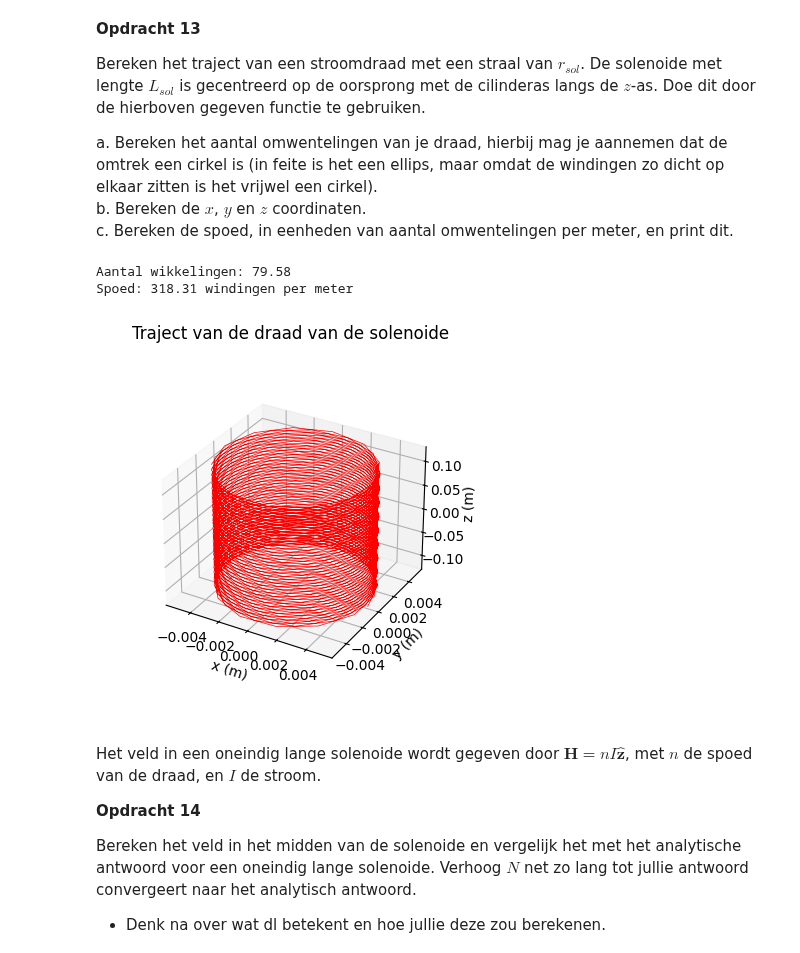
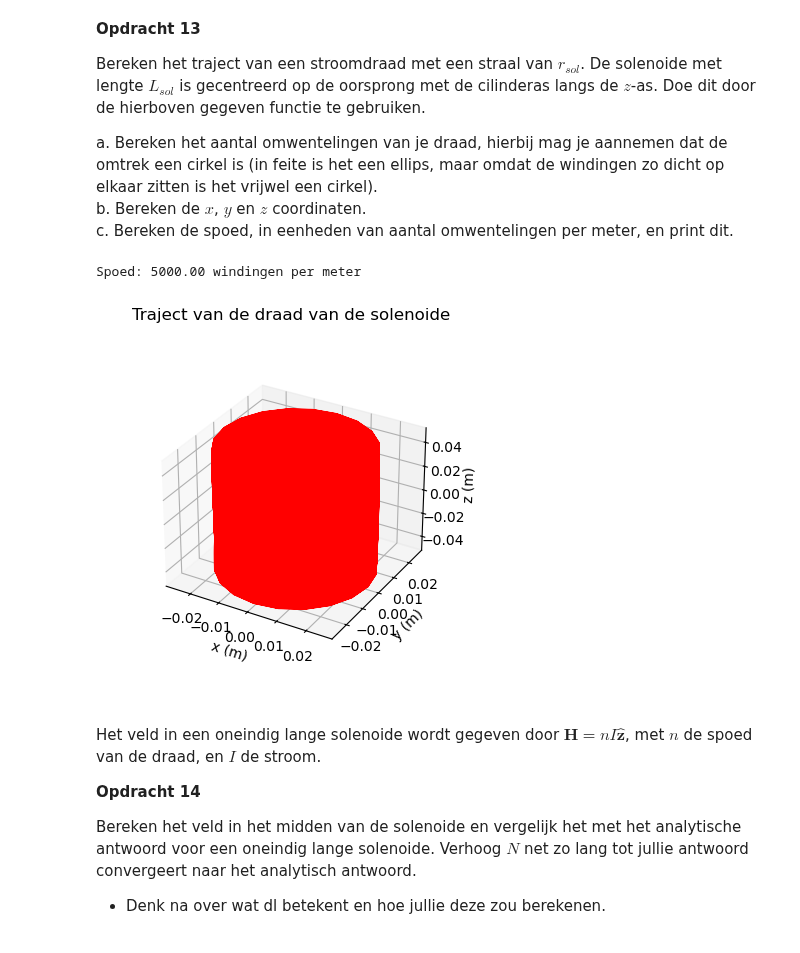
Before and after one commit to owesdorp/opdrachten-DEF-D, a Jupyter notebook: DigitaleOntwerpopdrachten/2KrachtactuatorOpdracht/2KrachtactuatorOpdracht/KrachtactuatorOpdracht.ipynb, the cells around one changed output. Saved outputs shown, nothing was run; the diff lists cells and outputs as text; code cells hidden in the pictures.

```diff
--- a/DigitaleOntwerpopdrachten/2KrachtactuatorOpdracht/2KrachtactuatorOpdracht/KrachtactuatorOpdracht.ipynb
+++ b/DigitaleOntwerpopdrachten/2KrachtactuatorOpdracht/2KrachtactuatorOpdracht/KrachtactuatorOpdracht.ipynb
@@ -559,32 +572,29 @@ a. Bereken het aantal omwentelingen van je draad, hierbij mag je aannemen dat de
 b. Bereken de $x$, $y$ en $z$ coordinaten.\
 c. Bereken de spoed, in eenheden van aantal omwentelingen per meter, en print dit.
 # %%
-l_draad = 2.5# Lengte draad
-r_sol = 0.005 # Straal solenoide
-L_sol = 0.25 # Lengte solenoide
-N = 1000# Aantal "stappen"
+r_sol = 0.025 # Straal solenoide
+L_sol = 0.1 # Lengte solenoide
+N = 10000# Aantal "stappen"
 I = 0.5 # Stroom
+aantal_wikkelingen = 500 # Aantal omwentelingen van de draad
 
-aantal_wikkelingen = l_draad/(2*np.pi*r_sol) # Aantal omwentelingen van de draad
-print(f"Aantal wikkelingen: {aantal_wikkelingen:.2f}")
 
 x,y,z = parametrisatie(N,r_sol,aantal_wikkelingen,L_sol)
 
 spoed = aantal_wikkelingen/L_sol
 print(f"Spoed: {spoed:.2f} windingen per meter")
 
 
 # Enkele plots
 ax=plt.figure().add_subplot(projection='3d')
 plt.title('Traject van de draad van de solenoide')
 plt.plot(x, y, z, '-r', linewidth=0.5)
 ax.set_box_aspect(aspect=None, zoom=0.8)
 ax.set_xlabel('x (m)'), ax.set_ylabel('y (m)'), ax.set_zlabel('z (m)')
 plt.show()
 # %% [output]
-Aantal wikkelingen: 79.58
-Spoed: 318.31 windingen per meter
+Spoed: 5000.00 windingen per meter
-[figure, old version]
+[figure, new version]
 # %% [markdown]
 Het veld in een oneindig lange solenoide wordt gegeven door $\mathbf{H} = n I \hat{\mathbf{z}}$, met $n$ de spoed van de draad, en $I$ de stroom.
 
```
Also changed, not shown: parts of 11 cells of this notebook.
